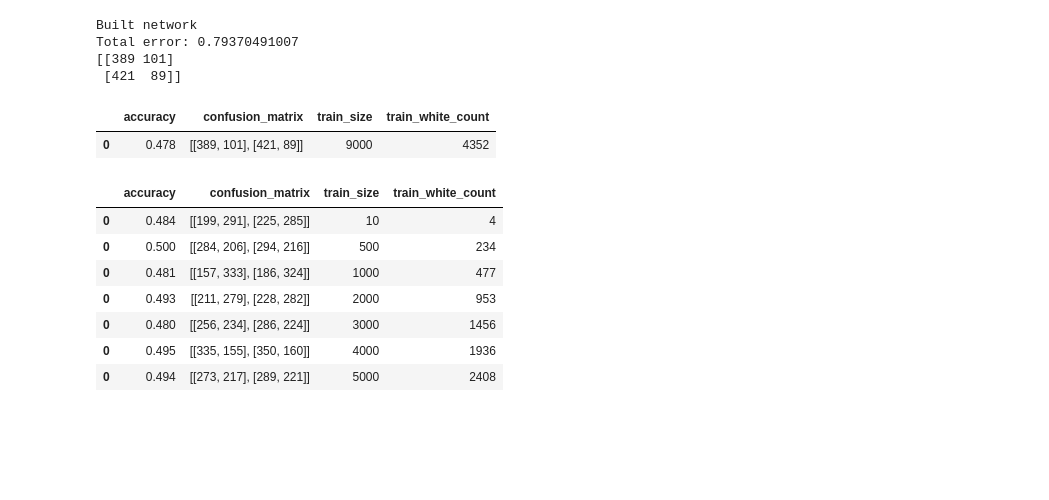
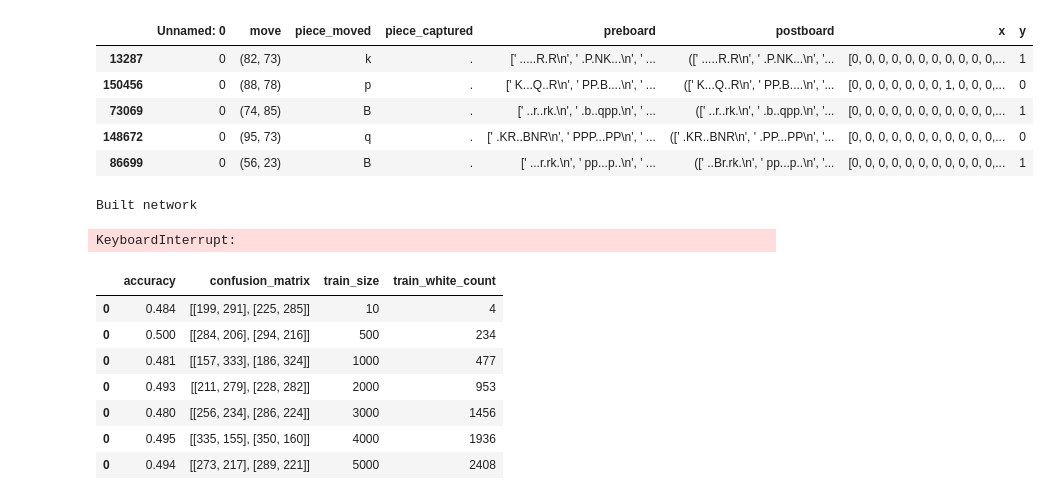
Before and after one commit to Kkevsterrr/cicile-engine, a Jupyter notebook: parse_scripts/2015-12-05-pybrain.ipynb, the cells around one changed output. Saved outputs shown, nothing was run; the diff lists cells and outputs as text; code cells hidden in the pictures; blank space fills up the shorter version.

```diff
--- a/parse_scripts/2015-12-05-pybrain.ipynb
+++ b/parse_scripts/2015-12-05-pybrain.ipynb
@@ -32 +65,10 @@ a[-1:]
+# %%
+df.head()
+# %% [output]
+|  | Unnamed: 0 | move | piece_moved | piece_captured | preboard | postboard | x | y |
+| 13287 | 0 | (82, 73) | k | . | [' .....R.R\n', ' .P.NK...\n', ' ... | ([' .....R.R\n', ' .P.NK...\n', '... | [0, 0, 0, 0, 0, 0, 0, 0, 0, 0, 0,... | 1 |
+| 150456 | 0 | (88, 78) | p | . | [' K...Q..R\n', ' PP.B....\n', ' ... | ([' K...Q..R\n', ' PP.B....\n', '... | [0, 0, 0, 0, 0, 0, 0, 1, 0, 0, 0,... | 0 |
+| 73069 | 0 | (74, 85) | B | . | [' ..r..rk.\n', ' .b..qpp.\n', ' ... | ([' ..r..rk.\n', ' .b..qpp.\n', '... | [0, 0, 0, 0, 0, 0, 0, 0, 0, 0, 0,... | 1 |
+| 148672 | 0 | (95, 73) | q | . | [' .KR..BNR\n', ' PPP...PP\n', ' ... | ([' .KR..BNR\n', ' .PP...PP\n', '... | [0, 0, 0, 0, 0, 0, 0, 0, 0, 0, 0,... | 0 |
+| 86699 | 0 | (56, 23) | B | . | [' ...r.rk.\n', ' pp...p..\n', ' ... | ([' ..Br.rk.\n', ' pp...p..\n', '... | [0, 0, 0, 0, 0, 0, 0, 0, 0, 0, 0,... | 1 |
 # %%
@@ -83,14 +125,11 @@ class Experiment:
 #     e = Experiment()
 #     results_df = results_df.append(e.run_experiment(all_train[:train_instances], all_test, 1))
 e = Experiment()
-e.run_experiment(all_train, all_test, 1)
+e.run_experiment(all_train[:5000], all_test, 1)
+fries_ready()
 # %% [output]
 Built network
-Total error: 0.79370491007
-[[389 101]
- [421  89]]
-|  | accuracy | confusion_matrix | train_size | train_white_count |
-| 0 | 0.478 | [[389, 101], [421, 89]] | 9000 | 4352 |
+KeyboardInterrupt:
 # %%
 results_df
 # %% [output]
```
Also changed, not shown: parts of 7 cells of this notebook, 3 other files.
